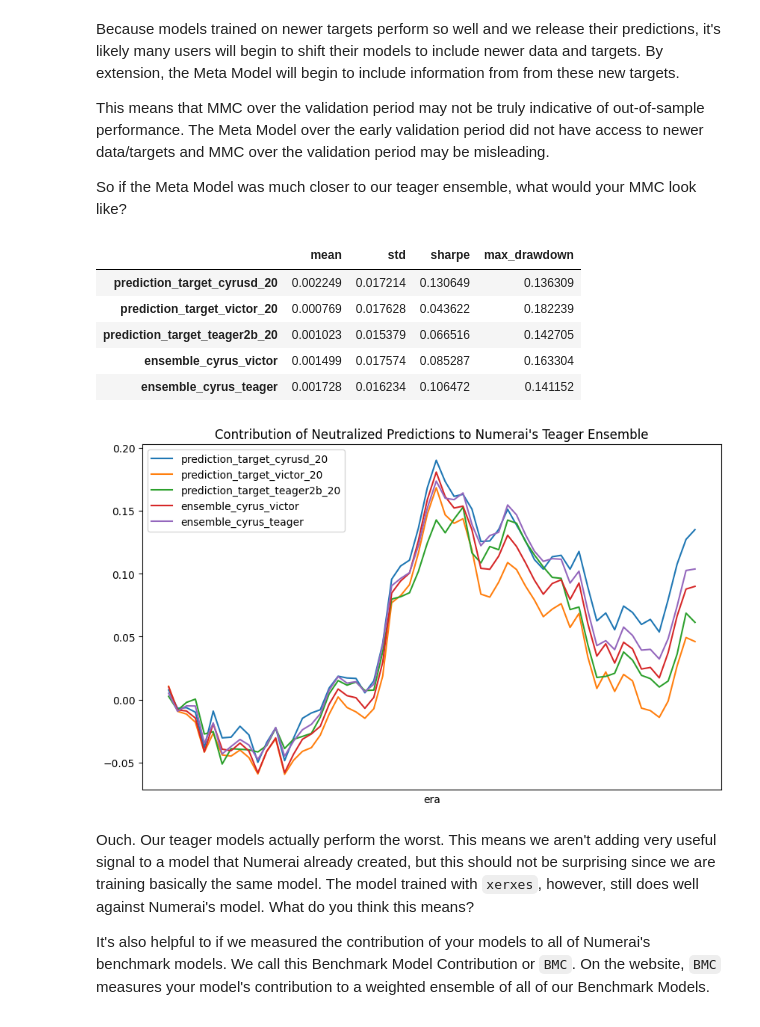
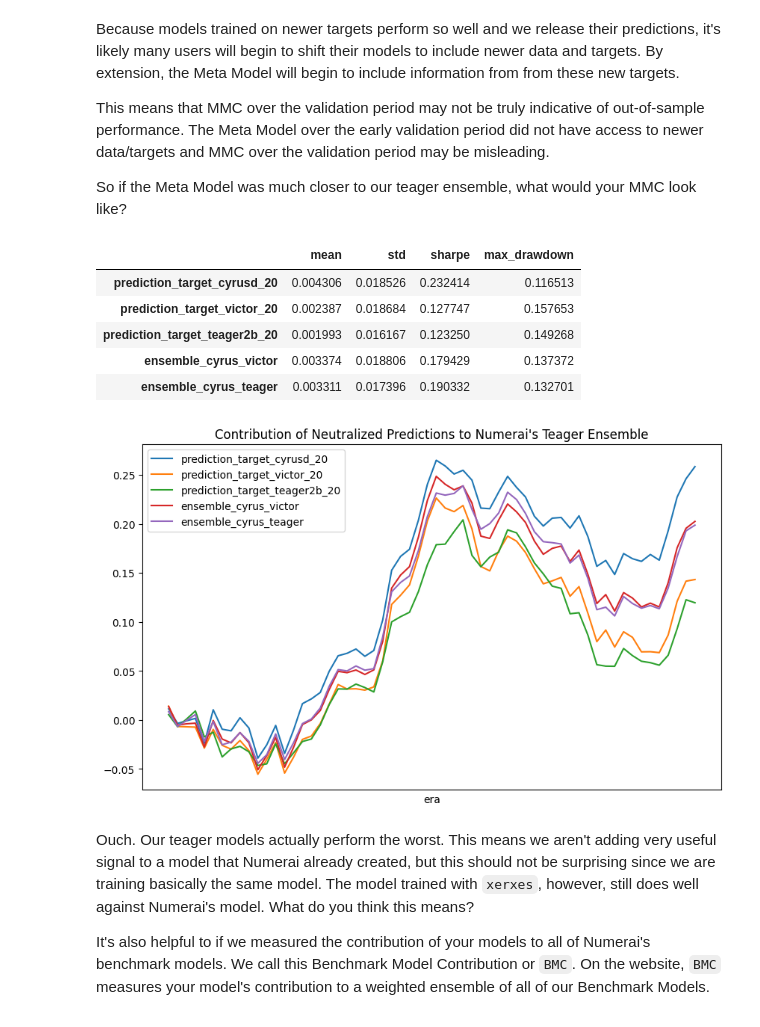
Before and after one commit to urbanyoungv2/numerai, a Jupyter notebook: target_ensemble.ipynb, the cells around one changed output. Drawn from its saved outputs; the diff is of its cells as text; code cells hidden in the pictures.

```diff
--- a/target_ensemble.ipynb
+++ b/target_ensemble.ipynb
@@ -544,27 +574,28 @@ This means that MMC over the validation period may not be truly indicative of ou
 
 So if the Meta Model was much closer to our teager ensemble, what would your MMC look like?
 # %%
-validation[FAVORITE_MODEL] = benchmark_models[FAVORITE_MODEL]
+TEAGER_BENCHMARK_MODEL = "v51_lgbm_teager2b20"
+validation[TEAGER_BENCHMARK_MODEL] = benchmark_models[TEAGER_BENCHMARK_MODEL]
 
 
-per_era_mmc, cumsum_mmc, summary = get_mmc(validation, FAVORITE_MODEL)
+per_era_mmc, cumsum_mmc, summary = get_mmc(validation, TEAGER_BENCHMARK_MODEL)
 # plot the cumsum mmc performance
 cumsum_mmc.plot(
   title="Contribution of Neutralized Predictions to Numerai's Teager Ensemble",
   figsize=(10, 6),
   xticks=[]
 )
 
 pd.set_option('display.float_format', lambda x: '%f' % x)
 summary
 # %% [output]
 |  | mean | std | sharpe | max_drawdown |
-| prediction_target_cyrusd_20 | 0.002249 | 0.017214 | 0.130649 | 0.136309 |
-| prediction_target_victor_20 | 0.000769 | 0.017628 | 0.043622 | 0.182239 |
-| prediction_target_teager2b_20 | 0.001023 | 0.015379 | 0.066516 | 0.142705 |
-| ensemble_cyrus_victor | 0.001499 | 0.017574 | 0.085287 | 0.163304 |
-| ensemble_cyrus_teager | 0.001728 | 0.016234 | 0.106472 | 0.141152 |
+| prediction_target_cyrusd_20 | 0.004306 | 0.018526 | 0.232414 | 0.116513 |
+| prediction_target_victor_20 | 0.002387 | 0.018684 | 0.127747 | 0.157653 |
+| prediction_target_teager2b_20 | 0.001993 | 0.016167 | 0.123250 | 0.149268 |
+| ensemble_cyrus_victor | 0.003374 | 0.018806 | 0.179429 | 0.137372 |
+| ensemble_cyrus_teager | 0.003311 | 0.017396 | 0.190332 | 0.132701 |
-[figure, old version]
+[figure, new version]
 # %% [markdown]
 Ouch. Our teager models actually perform the worst. This means we aren't adding very useful signal to a model that Numerai already created, but this should not be surprising since we are training basically the same model. The model trained with `xerxes`, however, still does well against Numerai's model. What do you think this means?
 
```
Also changed, not shown: parts of 11 cells of this notebook.
